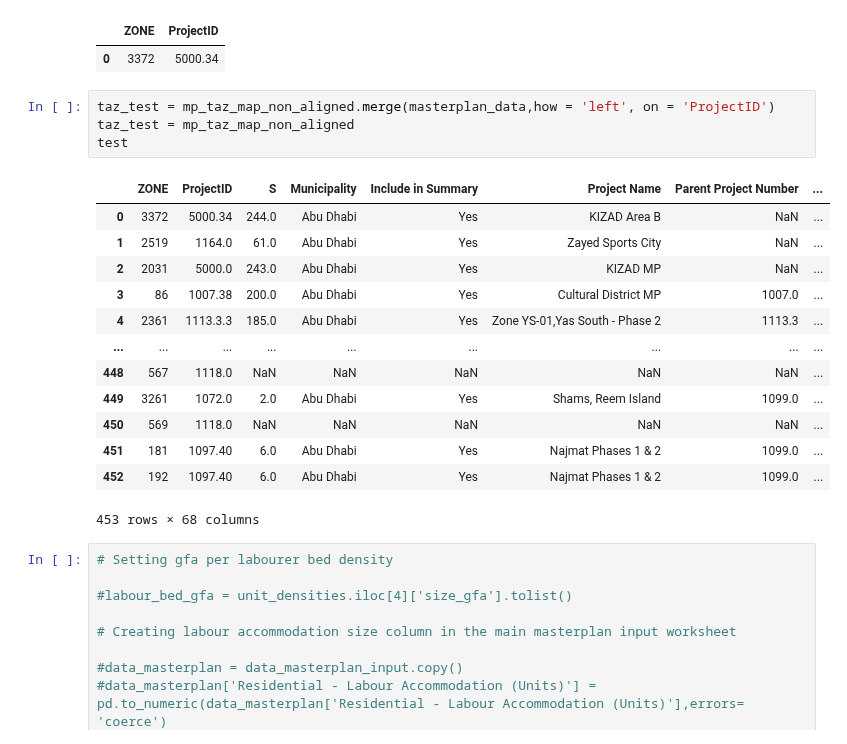
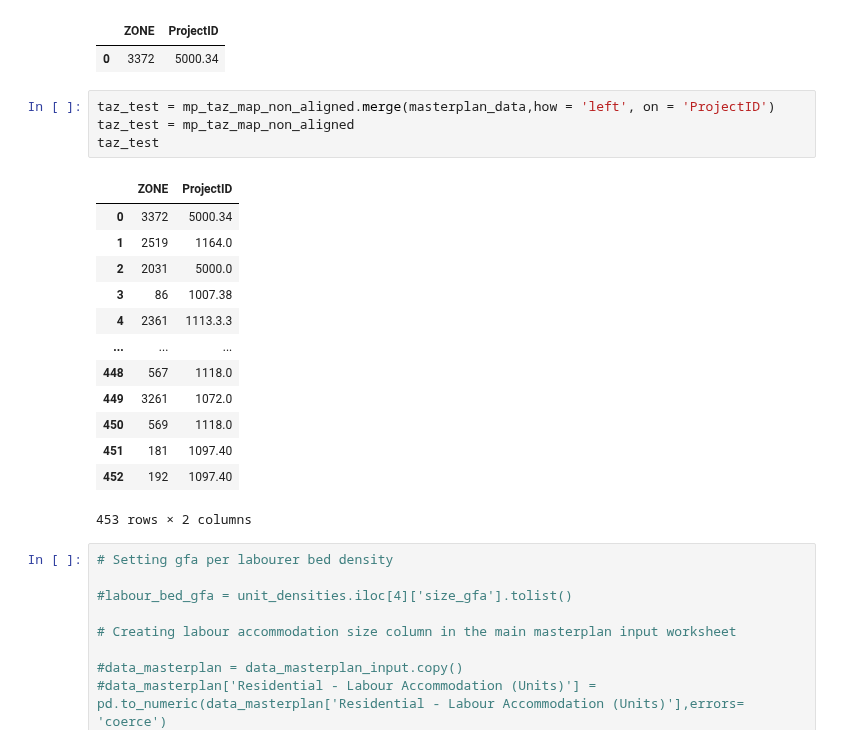
Before and after one commit to BuroHappoldLegacySoup/PlanCapitalLandModel, a Jupyter notebook: Module 1 Masterplan to TAZ Allocation.ipynb, the cells around one changed output. Saved outputs shown, nothing was run; the diff lists cells and outputs as text.

```diff
--- a/Module 1 Masterplan to TAZ Allocation.ipynb
+++ b/Module 1 Masterplan to TAZ Allocation.ipynb
@@ -148,21 +148,21 @@ mp_taz_map_non_aligned.head(1)
 # %%
 taz_test = mp_taz_map_non_aligned.merge(masterplan_data,how = 'left', on = 'ProjectID')
 taz_test = mp_taz_map_non_aligned
-test
+taz_test
 # %% [output]
-|  | ZONE | ProjectID | S | Municipality | Include in Summary | Project Name | Parent Project Number | ... |
-| 0 | 3372 | 5000.34 | 244.0 | Abu Dhabi | Yes | KIZAD Area B | NaN | ... |
-| 1 | 2519 | 1164.0 | 61.0 | Abu Dhabi | Yes | Zayed Sports City | NaN | ... |
-| 2 | 2031 | 5000.0 | 243.0 | Abu Dhabi | Yes | KIZAD MP | NaN | ... |
-| 3 | 86 | 1007.38 | 200.0 | Abu Dhabi | Yes | Cultural District MP | 1007.0 | ... |
-| 4 | 2361 | 1113.3.3 | 185.0 | Abu Dhabi | Yes | Zone YS-01,Yas South - Phase 2 | 1113.3 | ... |
-| ... | ... | ... | ... | ... | ... | ... | ... | ... |
-| 448 | 567 | 1118.0 | NaN | NaN | NaN | NaN | NaN | ... |
-| 449 | 3261 | 1072.0 | 2.0 | Abu Dhabi | Yes | Shams, Reem Island | 1099.0 | ... |
-| 450 | 569 | 1118.0 | NaN | NaN | NaN | NaN | NaN | ... |
-| 451 | 181 | 1097.40 | 6.0 | Abu Dhabi | Yes | Najmat Phases 1 & 2 | 1099.0 | ... |
-| 452 | 192 | 1097.40 | 6.0 | Abu Dhabi | Yes | Najmat Phases 1 & 2 | 1099.0 | ... |
+|  | ZONE | ProjectID |
+| 0 | 3372 | 5000.34 |
+| 1 | 2519 | 1164.0 |
+| 2 | 2031 | 5000.0 |
+| 3 | 86 | 1007.38 |
+| 4 | 2361 | 1113.3.3 |
+| ... | ... | ... |
+| 448 | 567 | 1118.0 |
+| 449 | 3261 | 1072.0 |
+| 450 | 569 | 1118.0 |
+| 451 | 181 | 1097.40 |
+| 452 | 192 | 1097.40 |
-453 rows × 68 columns
+453 rows × 2 columns
 # %%
 # Setting gfa per labourer bed density
 
```
